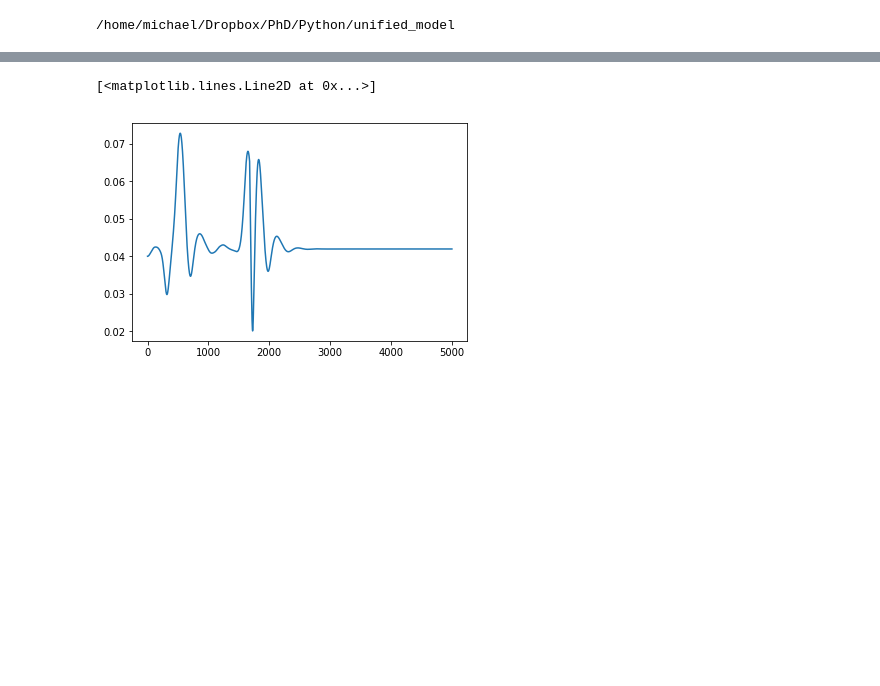
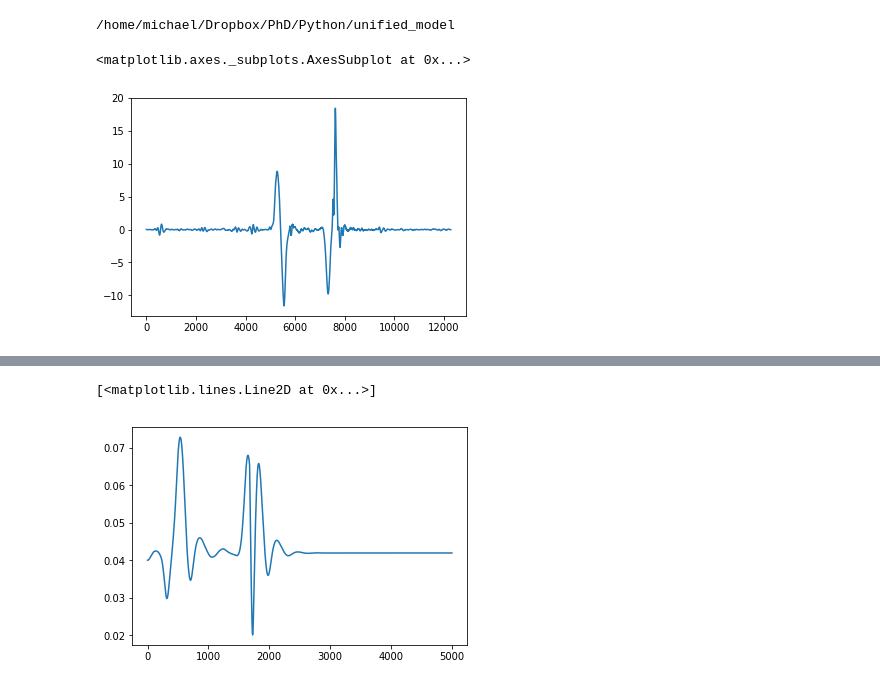
Before and after one commit to mnicstruwig/FlexibleFluxSimulator, a Jupyter notebook: notebooks/2018-11-16-Prototype-Unified-ODE.ipynb, the cells around one changed output, grey strips where cells are left out. Drawn from its saved outputs; the diff is of its cells as text; code cells hidden in the pictures; blank space fills up the shorter version.

```diff
--- a/notebooks/2018-11-16-Prototype-Unified-ODE.ipynb
+++ b/notebooks/2018-11-16-Prototype-Unified-ODE.ipynb
@@ -33,3 +34,8 @@ accelerometer = AccelerometerInput('unified_model/mechanical_system/input_excita
                                   accel_column='z_G',
                                   time_column='time(ms)',
                                   time_unit='ms')
+# %%
+accelerometer.acceleration_df['z_G'].plot()
+# %% [output]
+<matplotlib.axes._subplots.AxesSubplot at 0x...>
+[figure, added]
```
Also changed, not shown: parts of 5 cells of this notebook, 2 other files.
